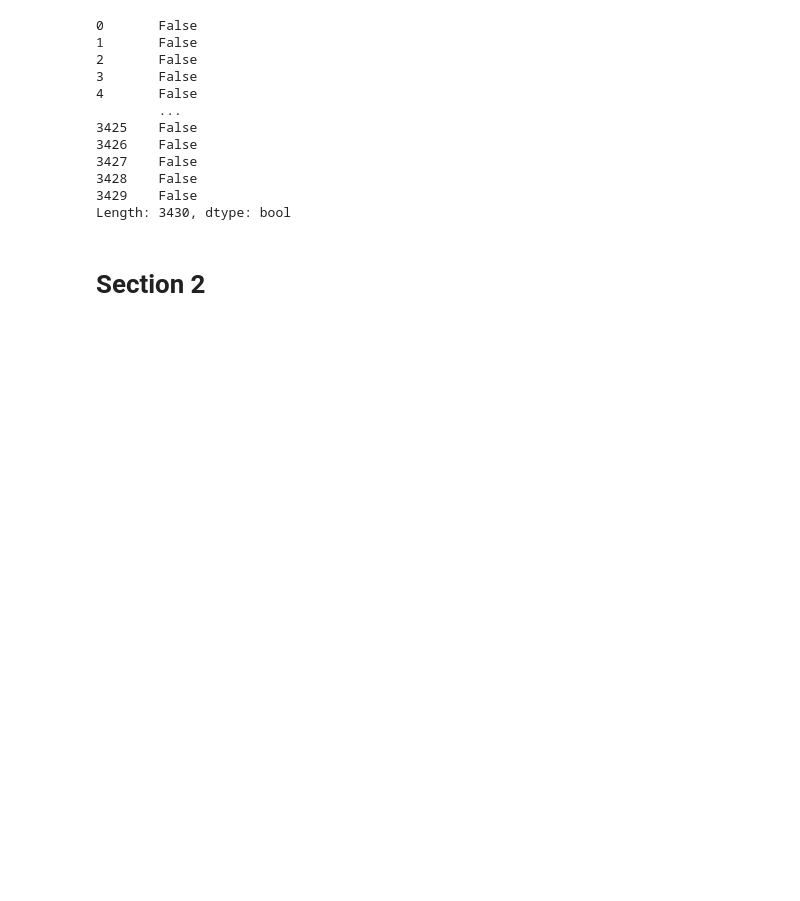
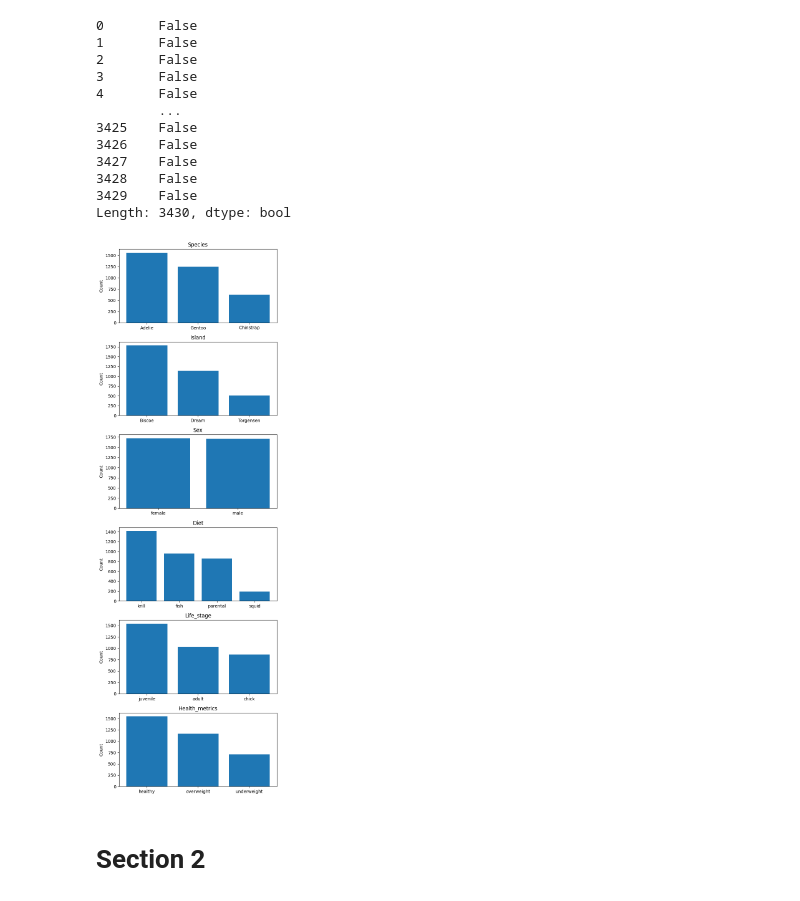
Before and after one commit to tb9757/Penguin-ML-Classification, a Jupyter notebook: jupyter_notebooks/1. ETL and EDA.ipynb, the cells around one changed output. Drawn from its saved outputs; the diff is of its cells as text; code cells hidden in the pictures; blank space fills up the shorter version.

Commit message:
Add bar charts for categorical variables

```diff
--- a/jupyter_notebooks/1. ETL and EDA.ipynb
+++ b/jupyter_notebooks/1. ETL and EDA.ipynb
@@ -164,6 +164,23 @@ df.duplicated()
 3428    False
 3429    False
 Length: 3430, dtype: bool
+# %%
+cat_cols = df.select_dtypes('category').columns
+fig, ax = plt.subplots(len(cat_cols), 1, figsize=(6, 3* len(cat_cols)))
+
+# If only one categorical column, axes is not a list → fix by wrapping in a list (copied from gpt)
+if len(cat_cols) == 1:
+    ax = [ax]
+
+for i, col in enumerate(cat_cols):
+    count =df[col].value_counts()
+    ax[i].bar(x=count.index, height=count.values)
+    ax[i].set_ylabel('Count')
+    ax[i].set_title(col.capitalize())
+plt.tight_layout()
+plt.show()
+# %% [output]
+[figure, added]
 # %% [markdown]
 # Section 2
 # %% [markdown]
```
